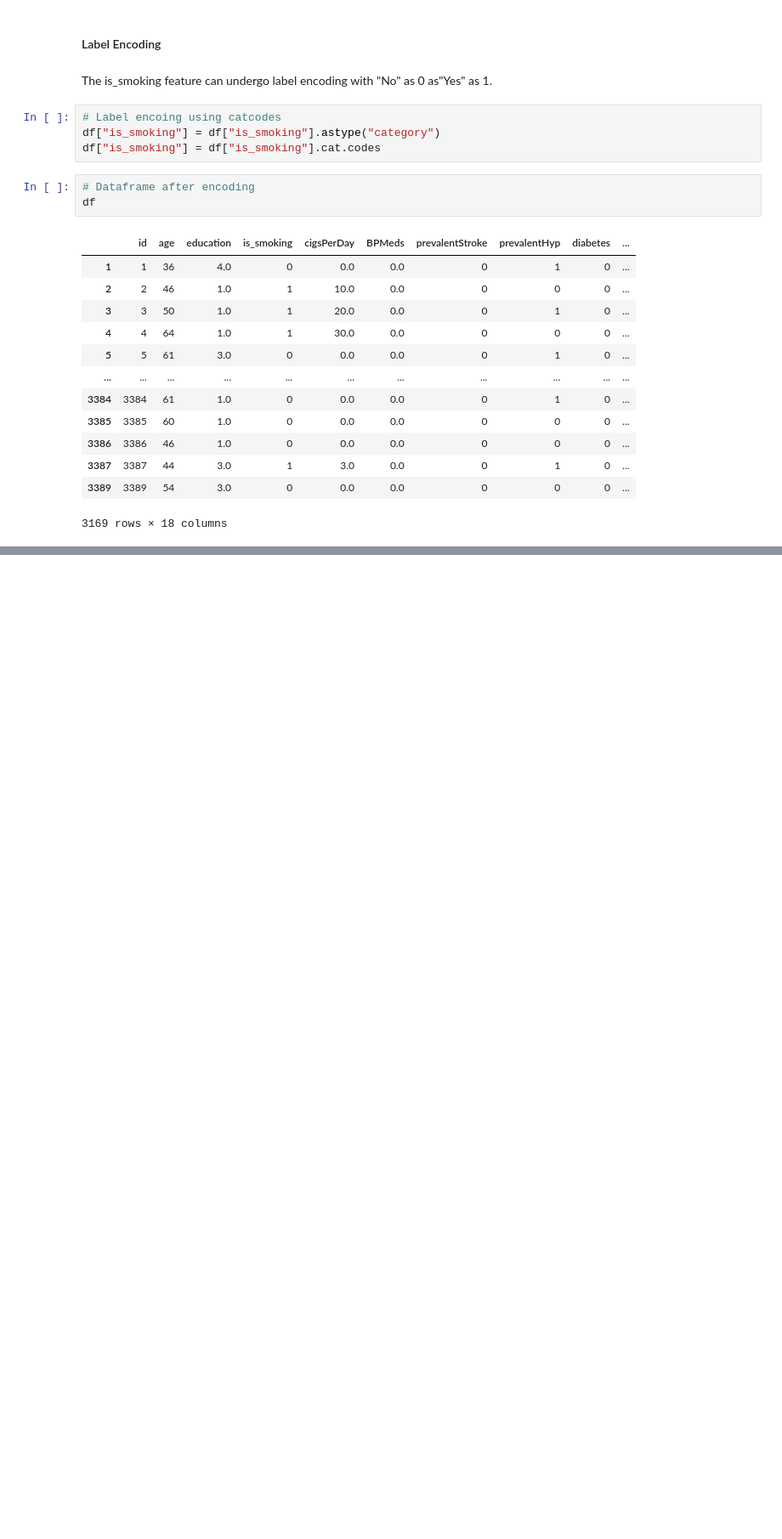
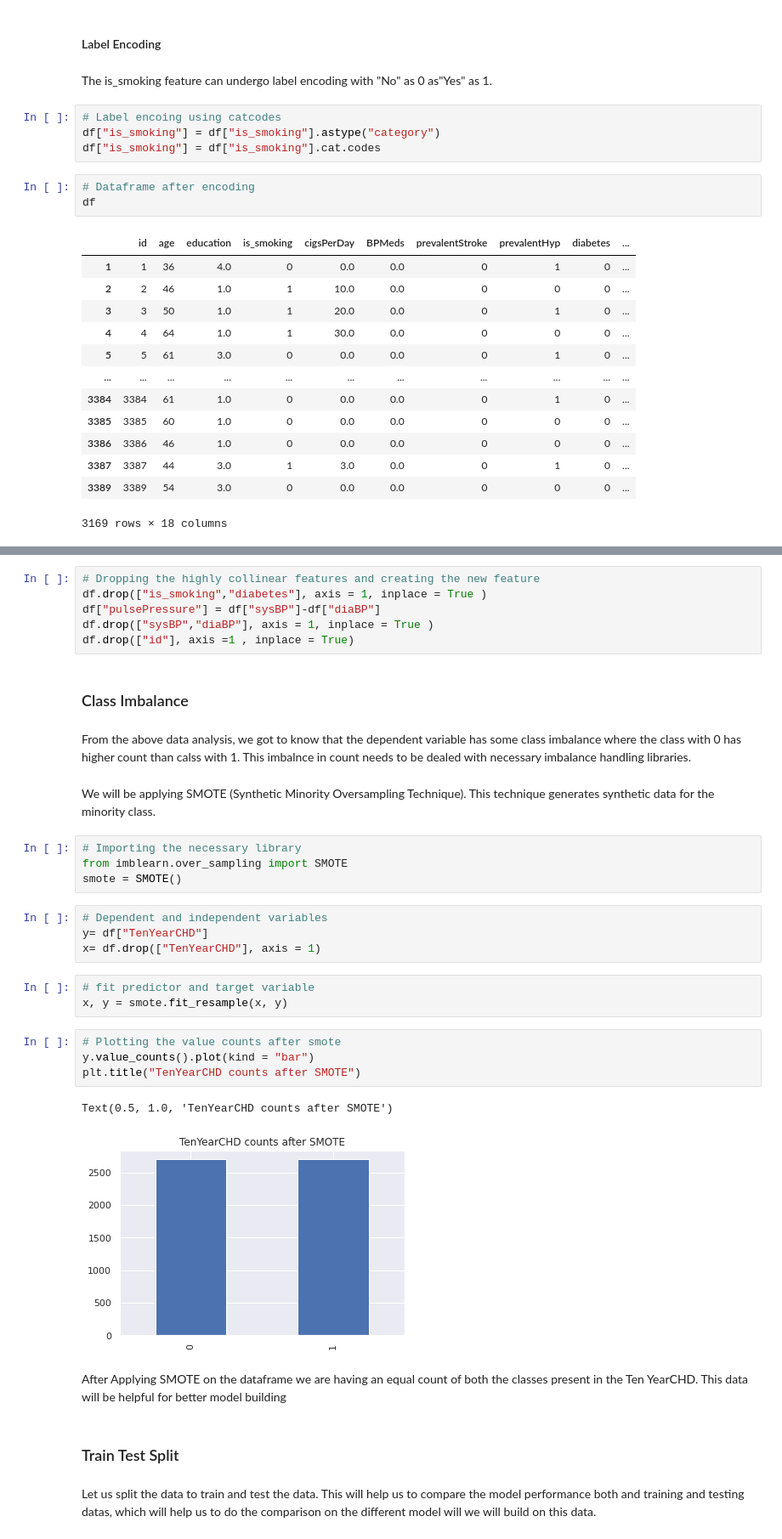
Before and after one commit to Srijan-Rai/CardioVascularRiskPrediction, a Jupyter notebook: Cardiovascular_Risk_Prediction(Classification).ipynb, the cells around one changed output, grey strips where cells are left out. Shown at 85% size. Saved outputs shown, nothing was run; the diff lists cells and outputs as text; blank space fills up the shorter version.

Commit message:
Data Pre-Processing

```diff
--- a/Cardiovascular_Risk_Prediction(Classification).ipynb
+++ b/Cardiovascular_Risk_Prediction(Classification).ipynb
@@ -391,0 +441,36 @@ df
+# %%
+# Dropping the highly collinear features and creating the new feature
+df.drop(["is_smoking","diabetes"], axis = 1, inplace = True )
+df["pulsePressure"] = df["sysBP"]-df["diaBP"]
+df.drop(["sysBP","diaBP"], axis = 1, inplace = True )
+df.drop(["id"], axis =1 , inplace = True)
+# %% [markdown]
+### Class Imbalance
+# %% [markdown]
+From the above data analysis, we got to know that the dependent variable has some class imbalance where the class with 0 has higher count than calss with 1. This imbalnce in count needs to be dealed with necessary imbalance handling libraries.
+# %% [markdown]
+We will be applying SMOTE (Synthetic Minority Oversampling Technique). This technique generates synthetic data for the minority class.
+# %%
+# Importing the necessary library
+from imblearn.over_sampling import SMOTE
+smote = SMOTE()
+# %%
+# Dependent and independent variables
+y= df["TenYearCHD"]
+x= df.drop(["TenYearCHD"], axis = 1)
+# %%
+# fit predictor and target variable
+x, y = smote.fit_resample(x, y)
+# %%
+# Plotting the value counts after smote
+y.value_counts().plot(kind = "bar")
+plt.title("TenYearCHD counts after SMOTE")
+# %% [output]
+Text(0.5, 1.0, 'TenYearCHD counts after SMOTE')
+[figure, added]
+# %% [markdown]
+After Applying SMOTE on the dataframe we are having an equal count of both the classes present in the Ten YearCHD. This data will be helpful for better model building
+# %% [markdown]
+### Train Test Split
+# %% [markdown]
+Let us split the data to train and test the data. This will help us to compare the model performance both and training and testing datas, which will help us to do the comparison on the different model will we will build on this data.
```
Also changed, not shown: parts of 11 cells of this notebook.
